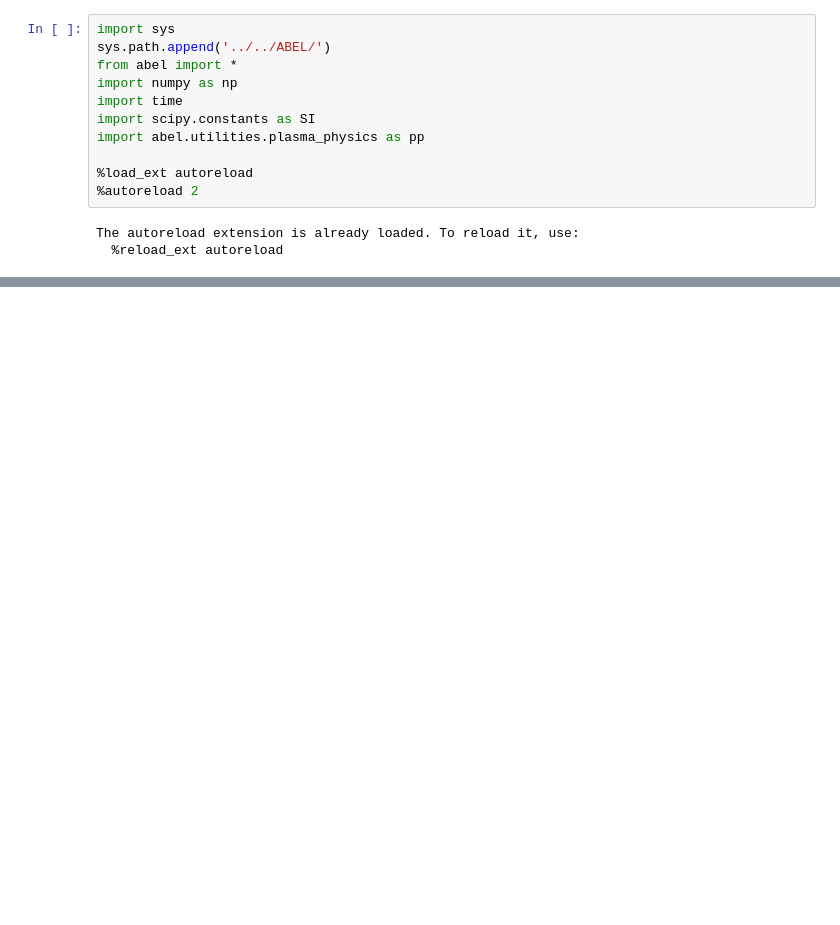
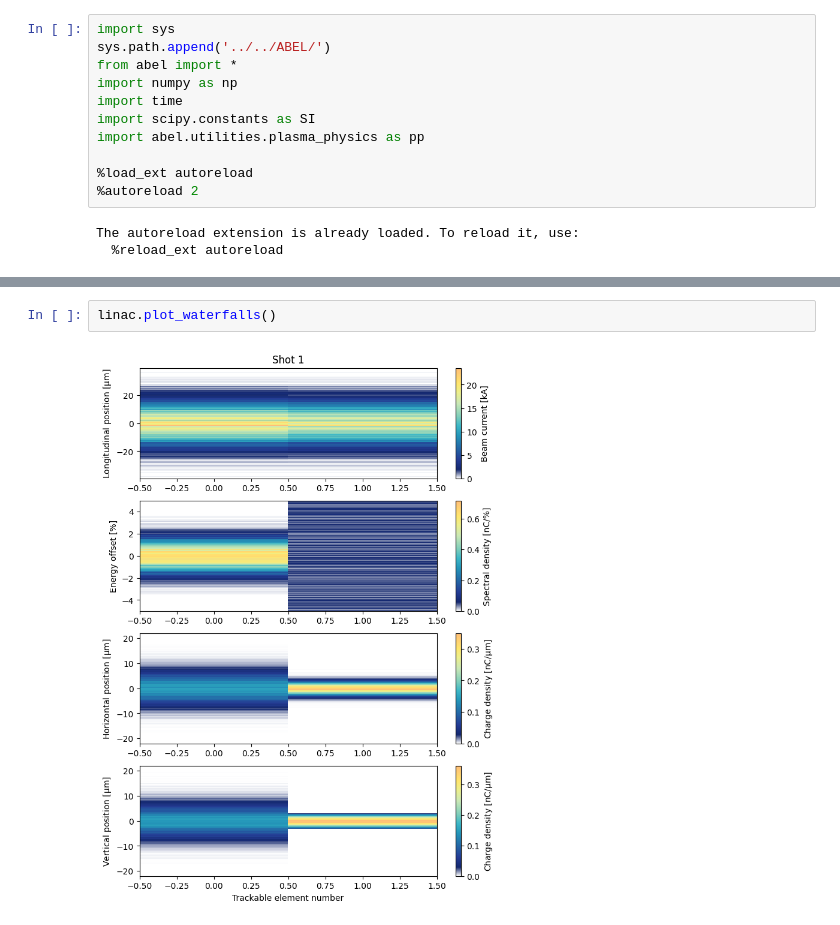
Before and after one commit to Knallvik/Master, a Jupyter notebook: ABEL_scripts/Scan_over_energy_spread.ipynb, the cells around one changed output, grey strips where cells are left out. Cells and saved outputs as stored; diff of their text form; blank space fills up the shorter version.

```diff
--- a/ABEL_scripts/Scan_over_energy_spread.ipynb
+++ b/ABEL_scripts/Scan_over_energy_spread.ipynb
@@ -117,0 +118,4 @@ linac.plot_beam_function(Beam.rel_energy_spread, label='Energy spread (%)', scal
+# %%
+linac.plot_waterfalls()
+# %% [output]
+[figure, added]
```
Also changed, not shown: parts of 2 cells of this notebook.
